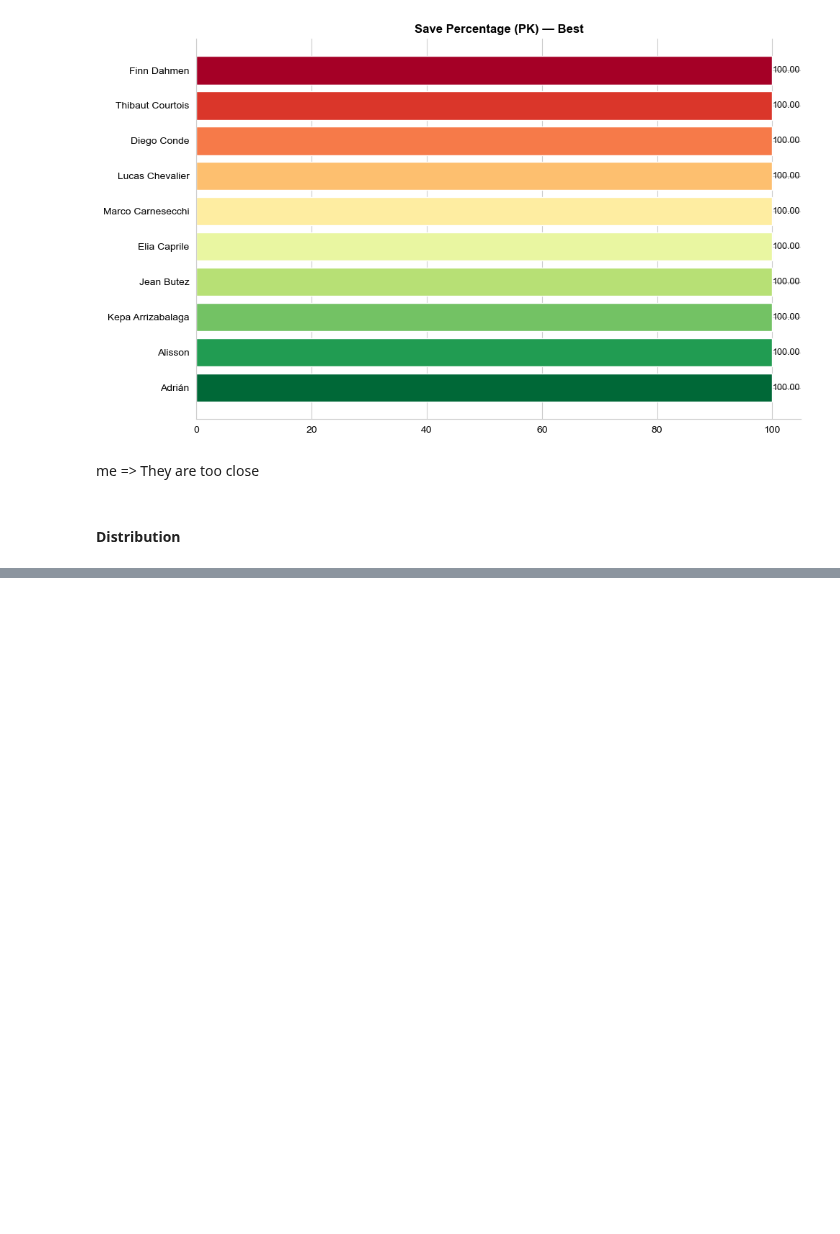
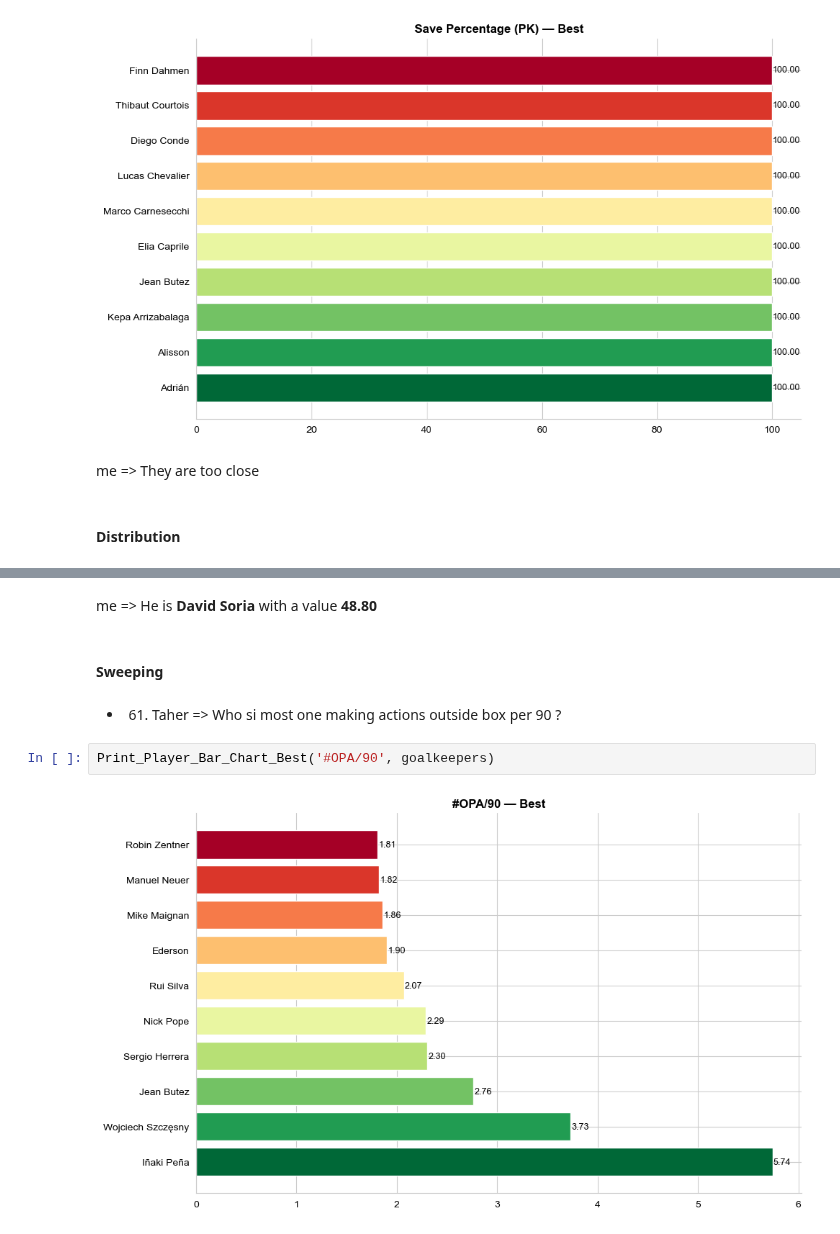
Before and after one commit to MoustafaMohamedMahmoud/Football, a Jupyter notebook: Football_Python_Notebook.ipynb, the cells around one changed output, grey strips where cells are left out. Saved outputs shown, nothing was run; the diff lists cells and outputs as text; blank space fills up the shorter version.

```diff
--- a/Football_Python_Notebook.ipynb
+++ b/Football_Python_Notebook.ipynb
@@ -1274,0 +1281,10 @@ me => They are too close
+# %% [markdown]
+me => He is **David Soria** with a value **48.80**
+# %% [markdown]
+#### Sweeping
+# %% [markdown]
+- 61. Taher => Who si most one making actions outside box per 90 ?
+# %%
+Print_Player_Bar_Chart_Best('#OPA/90', goalkeepers)
+# %% [output]
+[figure, added]
```
Also changed, not shown: parts of 33 cells of this notebook.
